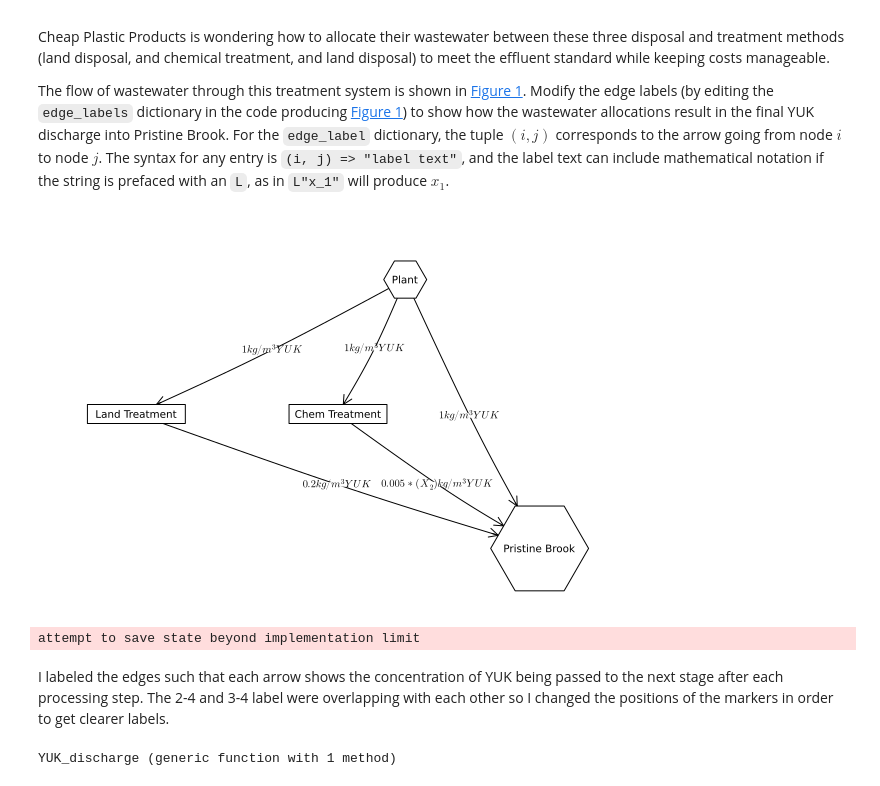
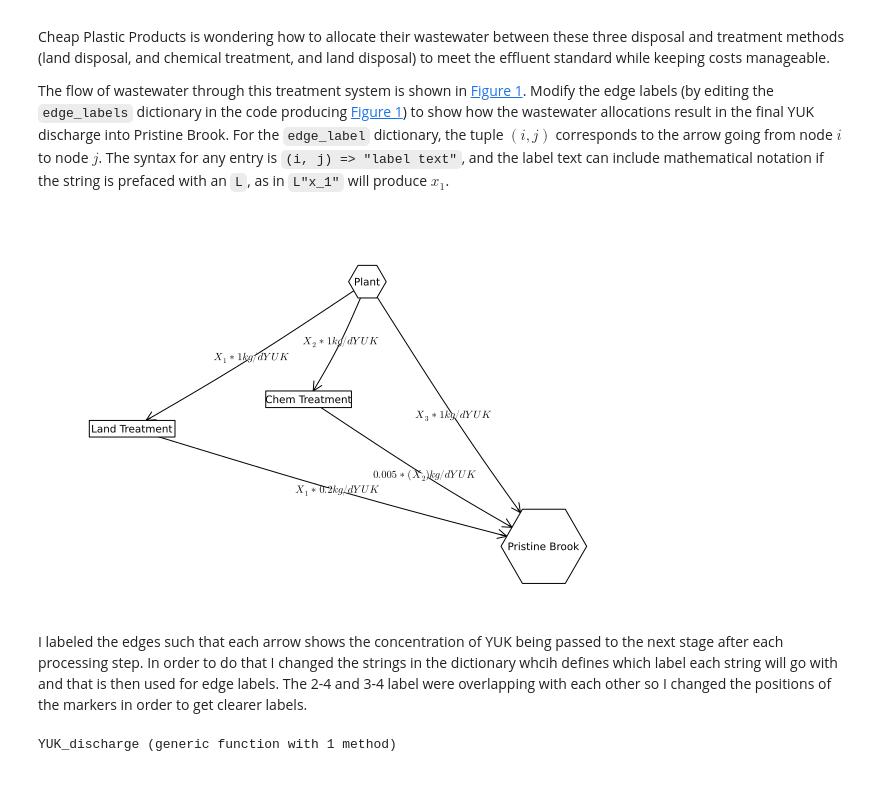
Before and after one commit to BEE4750-FA24/hw1-badynmt, a Jupyter notebook: hw01.ipynb, the cells around one changed output. Saved outputs shown, nothing was run; the diff lists cells and outputs as text; code cells hidden in the pictures.

```diff
--- a/hw01.ipynb
+++ b/hw01.ipynb
@@ -343,26 +343,22 @@ mathematical notation if the string is prefaced with an `L`, as in
 # %%
 A = [0 1 1 1;
     0 0 0 1;
     0 0 0 1;
     0 0 0 0]
 
 names = ["Plant", "Land Treatment", "Chem Treatment", "Pristine Brook"]
 # modify this dictionary to add labels
-edge_labels = Dict((1, 2) => L"1kg/m^3 YUK", (1,3) => L"1kg/m^3 YUK", (1, 4) => L"1kg/m^3 YUK",(2, 4) => L"0.2kg/m^3 YUK",(3, 4) => L"0.005*(X_2)kg/m^3 YUK")
+edge_labels = Dict((1, 2) => L"X_1*1kg/d YUK", (1,3) => L"X_2*1kg/d YUK", (1, 4) => L"X_3*1kg/d YUK",(2, 4) => L"X_1*0.2kg/d YUK",(3, 4) => L"0.005*(X_2)kg/d YUK")
 shapes=[:hexagon, :rect, :rect, :hexagon]
-xpos = [0, -4, -1, 2]
-ypos = [2, 0, 0, -2]
+xpos = [0, -4, -1, 3]
+ypos = [2, -0.5, 0, -2.5]
 
 p = graphplot(A, names=names,edgelabel=edge_labels, markersize=0.3, markershapes=shapes, markercolor=:white, x=xpos, y=ypos)
 display(p)
-
-# xpos = [0, -1.5, -0.25, 1]
-# ypos = [1, 0, 0, -1]
 # %% [output]
-[figure, old version]
+[figure, new version]
-attempt to save state beyond implementation limit
 # %% [markdown]
-I labeled the edges such that each arrow shows the concentration of YUK being passed to the next stage after each processing step. The 2-4 and 3-4 label were overlapping with each other so I changed the positions of the markers in order to get clearer labels.
+I labeled the edges such that each arrow shows the concentration of YUK being passed to the next stage after each processing step. In order to do that I changed the strings in the dictionary whcih defines which label each string will go with and that is then used for edge labels. The 2-4 and 3-4 label were overlapping with each other so I changed the positions of the markers in order to get clearer labels.
 # %%
 function YUK_discharge(X1, X2, X3)
     # This function takes in three arguments in m^3/day: amount of water to be discharged on land, amount of water to be treated by chemicals, and
```
Also changed, not shown: parts of 8 cells of this notebook.
